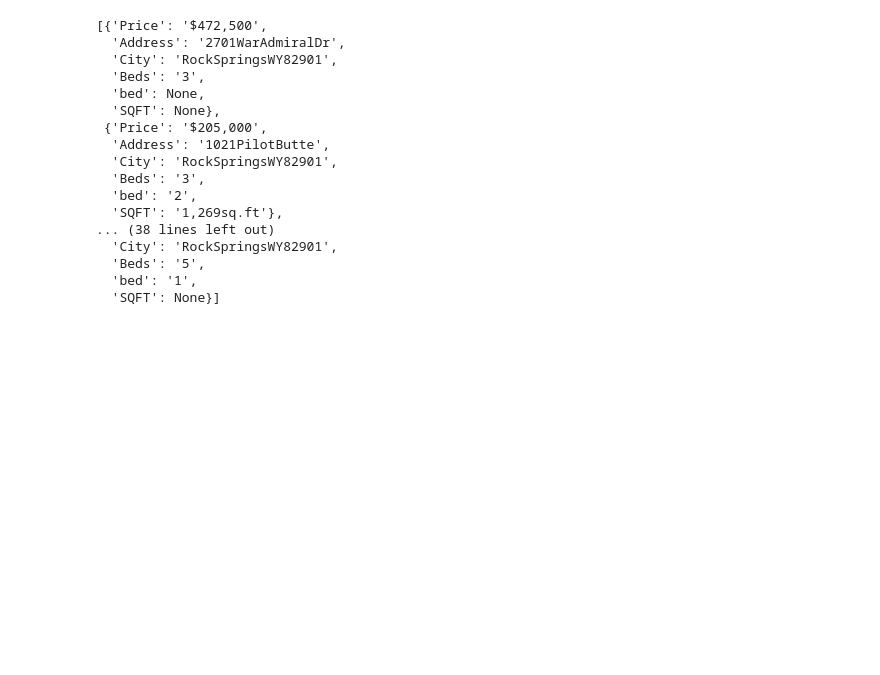
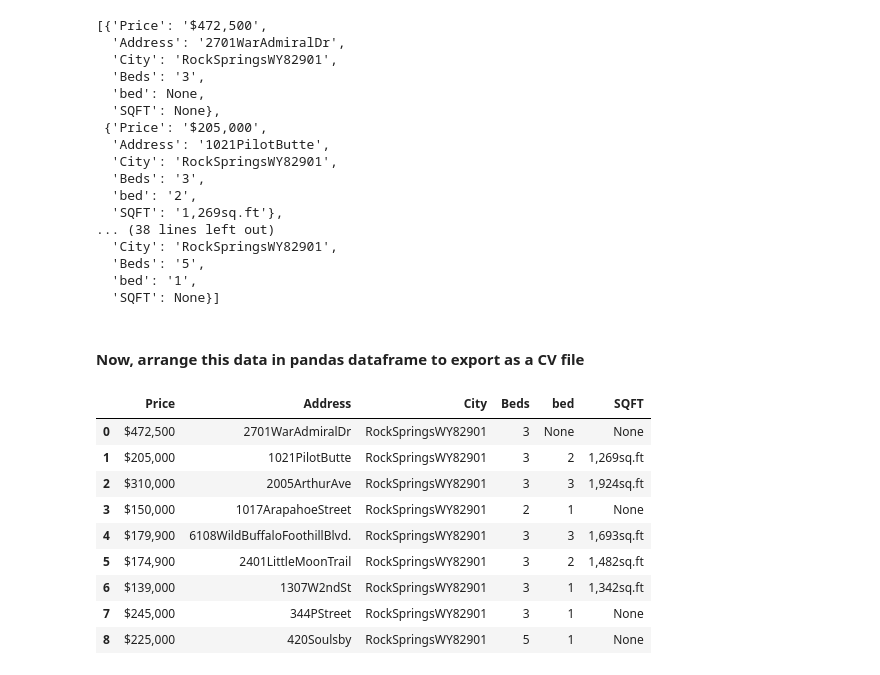
Before and after one commit to Yasirkhana/WebScraping-with-python, a Jupyter notebook: Main.ipynb, the cells around one changed output. Cells and saved outputs as stored; diff of their text form; code cells hidden in the pictures; blank space fills up the shorter version.

```diff
--- a/Main.ipynb
+++ b/Main.ipynb
@@ -85,3 +85,5 @@ l
   'Beds': '5',
   'bed': '1',
   'SQFT': None}]
+# %% [markdown]
+#### Now, arrange this data in pandas dataframe to export as a CV file
@@ -87,0 +92,15 @@ l
+# %%
+data = pd.DataFrame(l)
+# %%
+data
+# %% [output]
+|  | Price | Address | City | Beds | bed | SQFT |
+| 0 | $472,500 | 2701WarAdmiralDr | RockSpringsWY82901 | 3 | None | None |
+| 1 | $205,000 | 1021PilotButte | RockSpringsWY82901 | 3 | 2 | 1,269sq.ft |
+| 2 | $310,000 | 2005ArthurAve | RockSpringsWY82901 | 3 | 3 | 1,924sq.ft |
+| 3 | $150,000 | 1017ArapahoeStreet | RockSpringsWY82901 | 2 | 1 | None |
+| 4 | $179,900 | 6108WildBuffaloFoothillBlvd. | RockSpringsWY82901 | 3 | 3 | 1,693sq.ft |
+| 5 | $174,900 | 2401LittleMoonTrail | RockSpringsWY82901 | 3 | 2 | 1,482sq.ft |
+| 6 | $139,000 | 1307W2ndSt | RockSpringsWY82901 | 3 | 1 | 1,342sq.ft |
+| 7 | $245,000 | 344PStreet | RockSpringsWY82901 | 3 | 1 | None |
+| 8 | $225,000 | 420Soulsby | RockSpringsWY82901 | 5 | 1 | None |
```
Also changed, not shown: parts of 3 cells of this notebook, 1 other file.
